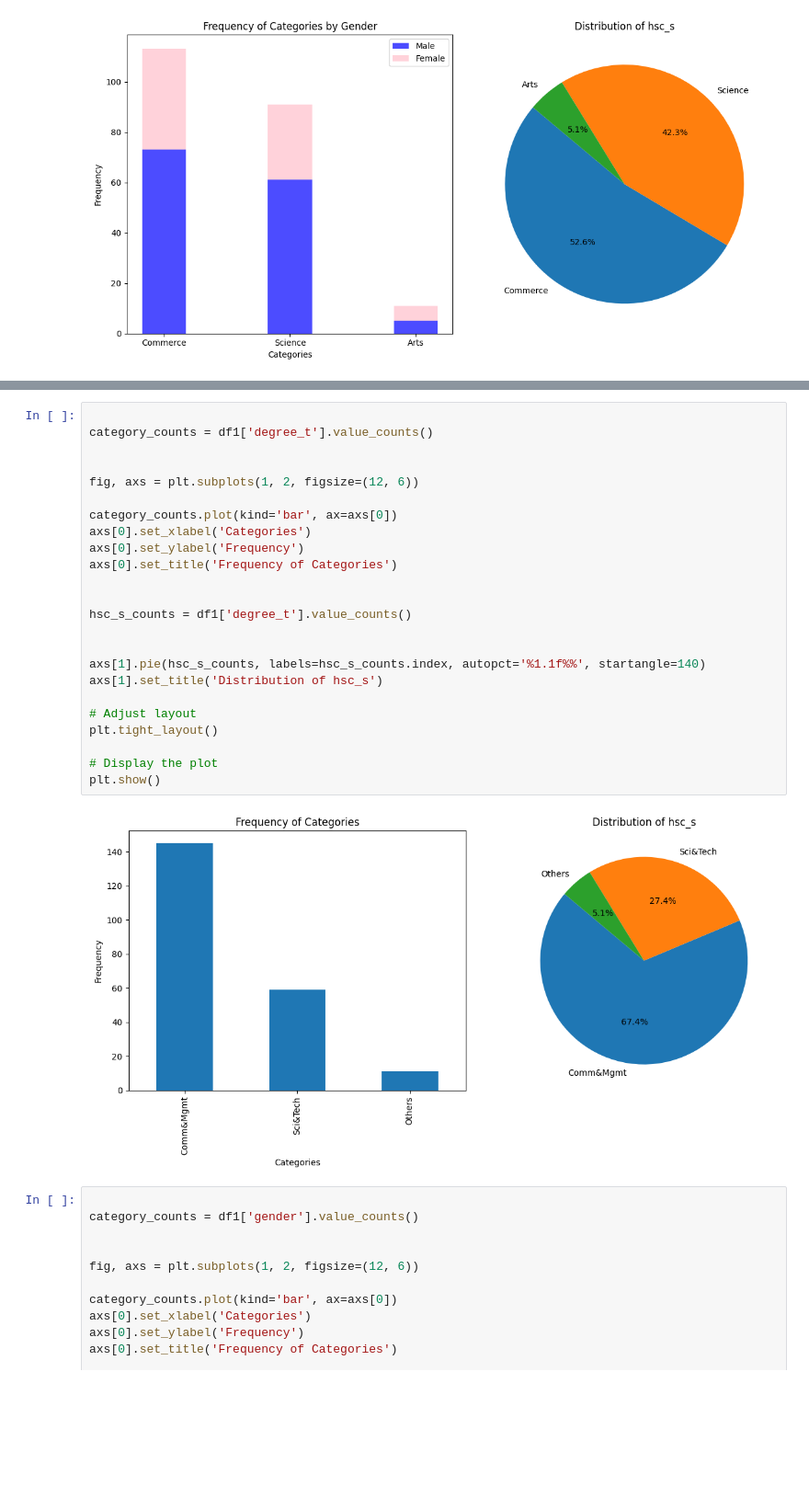
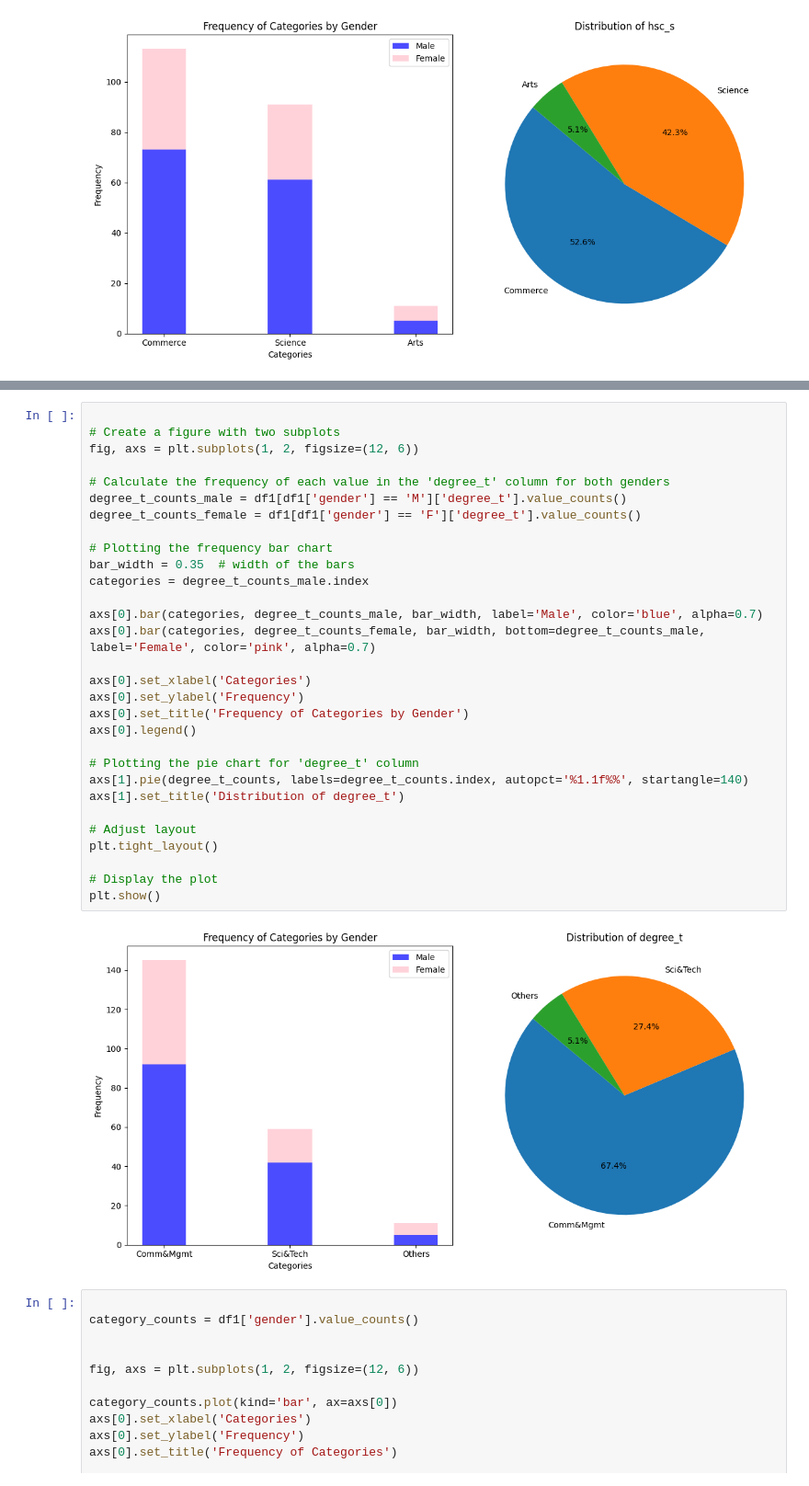
Before and after one commit to ShamindaKanchana/Placement-Insights-Unveiling-Trends-in-Student-Career-Trajectories, a Jupyter notebook: Notebook/unrevealing_trends.ipynb, the cells around one changed output, grey strips where cells are left out. Shown: that part at 92% size. Cells and saved outputs as stored; diff of their text form; blank space fills up the shorter version.

```diff
--- a/Notebook/unrevealing_trends.ipynb
+++ b/Notebook/unrevealing_trends.ipynb
@@ -199,29 +220,35 @@ plt.show()
 # %%
 
-category_counts = df1['degree_t'].value_counts()
-
-
+# Create a figure with two subplots
 fig, axs = plt.subplots(1, 2, figsize=(12, 6))
 
-category_counts.plot(kind='bar', ax=axs[0])
+# Calculate the frequency of each value in the 'degree_t' column for both genders
+degree_t_counts_male = df1[df1['gender'] == 'M']['degree_t'].value_counts()
+degree_t_counts_female = df1[df1['gender'] == 'F']['degree_t'].value_counts()
+
+# Plotting the frequency bar chart
+bar_width = 0.35  # width of the bars
+categories = degree_t_counts_male.index
+
+axs[0].bar(categories, degree_t_counts_male, bar_width, label='Male', color='blue', alpha=0.7)
+axs[0].bar(categories, degree_t_counts_female, bar_width, bottom=degree_t_counts_male, label='Female', color='pink', alpha=0.7)
+
 axs[0].set_xlabel('Categories')
 axs[0].set_ylabel('Frequency')
-axs[0].set_title('Frequency of Categories')
+axs[0].set_title('Frequency of Categories by Gender')
+axs[0].legend()
 
-
-hsc_s_counts = df1['degree_t'].value_counts()
-
-
-axs[1].pie(hsc_s_counts, labels=hsc_s_counts.index, autopct='%1.1f%%', startangle=140)
-axs[1].set_title('Distribution of hsc_s')
+# Plotting the pie chart for 'degree_t' column
+axs[1].pie(degree_t_counts, labels=degree_t_counts.index, autopct='%1.1f%%', startangle=140)
+axs[1].set_title('Distribution of degree_t')
 
 # Adjust layout
 plt.tight_layout()
 
 # Display the plot
 plt.show()
 # %% [output]
-[figure, old version]
+[figure, new version]
 # %%
 
 category_counts = df1['gender'].value_counts()
```
Also changed, not shown: parts of 7 cells of this notebook.
